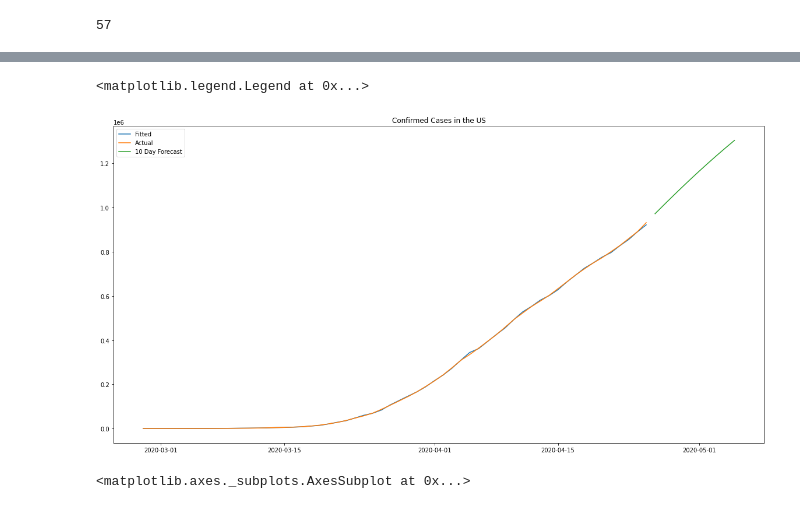
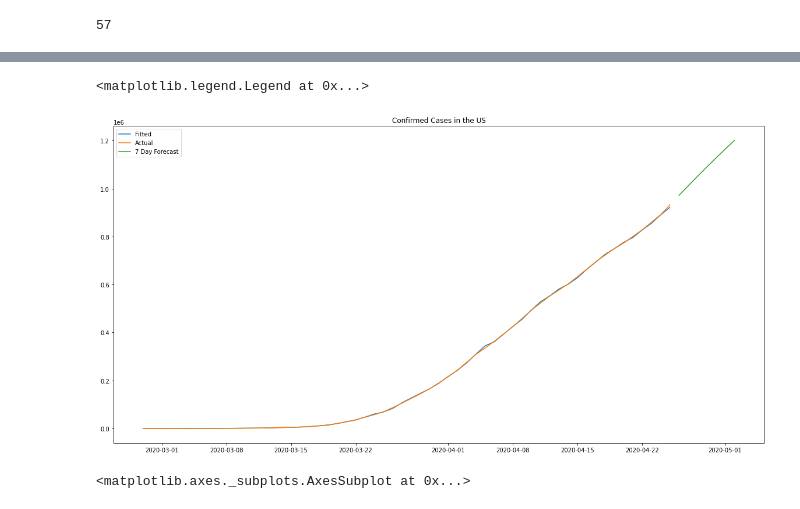
Before and after one commit to beala/covid_forecasts, a Jupyter notebook: Exponential Smoothing Model.ipynb, the cells around one changed output, grey strips where cells are left out. Saved outputs shown, nothing was run; the diff lists cells and outputs as text; code cells hidden in the pictures.

Commit message:
7 day forecasts

```diff
--- a/Exponential Smoothing Model.ipynb
+++ b/Exponential Smoothing Model.ipynb
@@ -156,25 +156,25 @@ for (p, errors) in results:
 # %%
 # 10 day forecast using multiplicative trend and dampening
 es = hw.ExponentialSmoothing(
     us_data['positive'],
     trend='mul',
     freq='D',
     damped=True,
 )
 fit = es.fit(optimized=True)
 
 fig, ax = plt.subplots(figsize=(20,10))
 
 ax.plot(fit.fittedvalues, label="Fitted")
 ax.plot(us_data['positive'], label="Actual")
 
-ax.plot(fit.forecast(10), label="10 Day Forecast")
+ax.plot(fit.forecast(7), label="7 Day Forecast")
 plt.title("Confirmed Cases in the US")
 plt.yscale('linear')
 plt.legend()
 # %% [output]
 <matplotlib.legend.Legend at 0x...>
-[figure, old version]
+[figure, new version]
 # %%
 us_data['totalTestResultsIncrease'].plot(figsize=(20,10))
 # %% [output]
```
Also changed, not shown: parts of 2 cells of this notebook.
